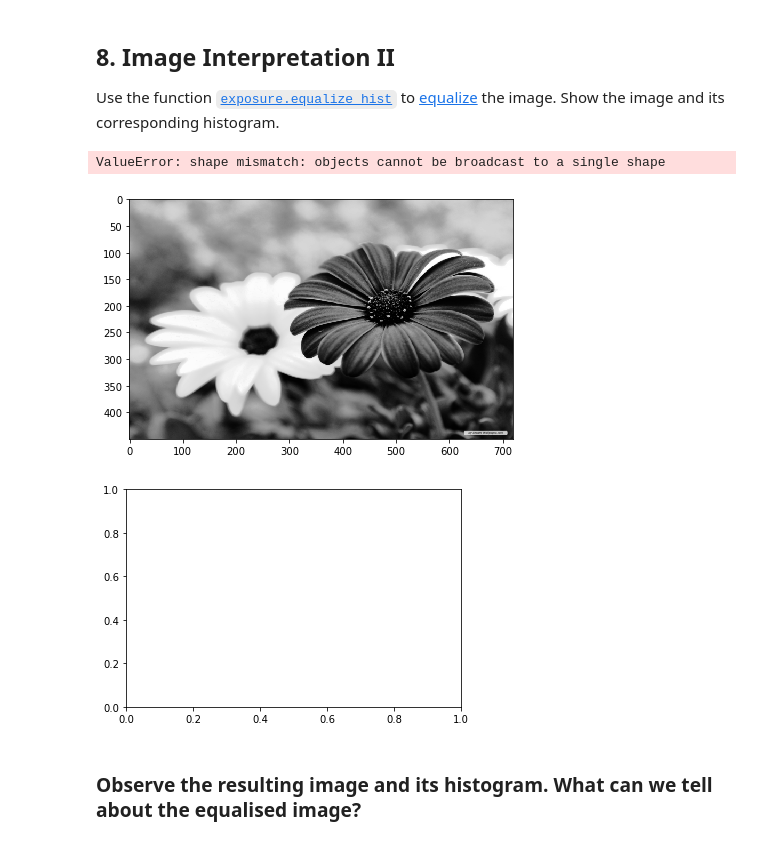
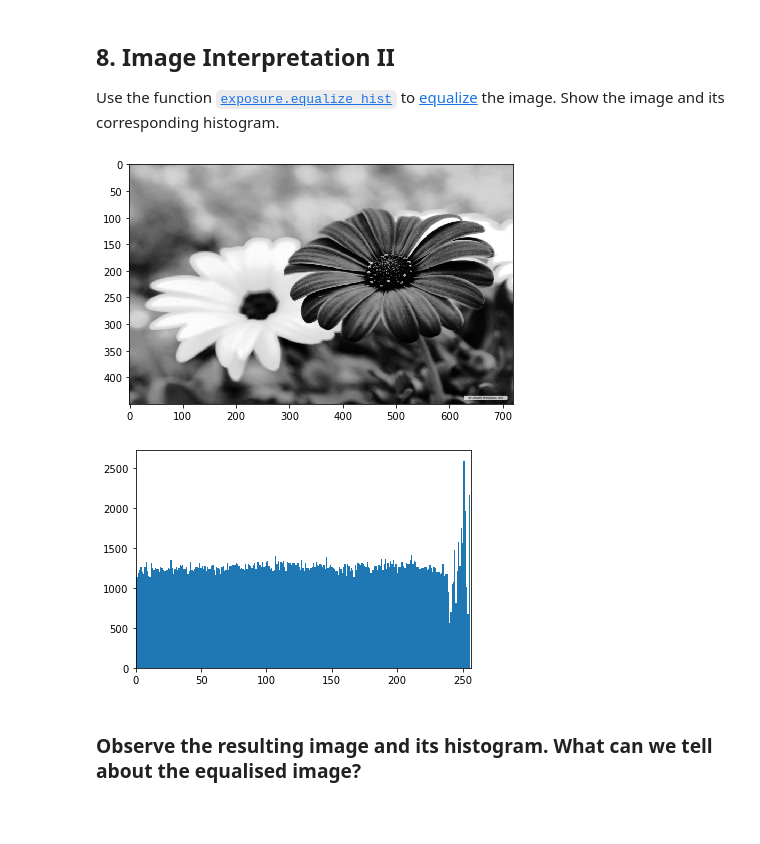
Before and after one commit to sjpollard/COMS20011_2020, a Jupyter notebook: labs/lab_2/labsheet2.ipynb, the cells around one changed output. Drawn from its saved outputs; the diff is of its cells as text; code cells hidden in the pictures; blank space fills up the shorter version.

```diff
--- a/labs/lab_2/labsheet2.ipynb
+++ b/labs/lab_2/labsheet2.ipynb
@@ -226,11 +226,10 @@ Use the function [`exposure.equalize_hist`](http://scikit-image.org/docs/dev/api
 # %%
 # write your code here
 equalized = exposure.equalize_hist(resized)
 io.imshow(equalized)
-imhist(equalized)
+imhist(exposure.histogram(equalized))
 # %% [output]
-ValueError: shape mismatch: objects cannot be broadcast to a single shape
 [figure]
-[figure, old version]
+[figure, new version]
 # %% [markdown]
 ### Observe the resulting image and its histogram. What can we tell about the equalised image?
```
